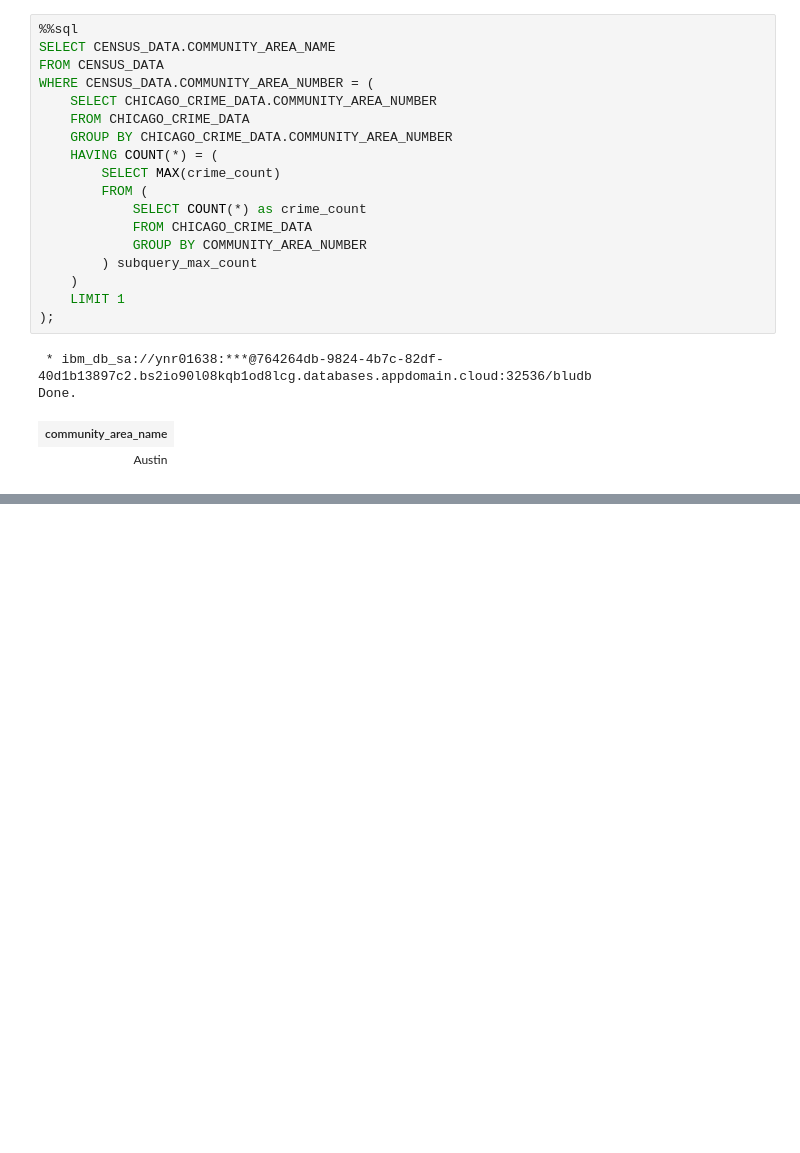
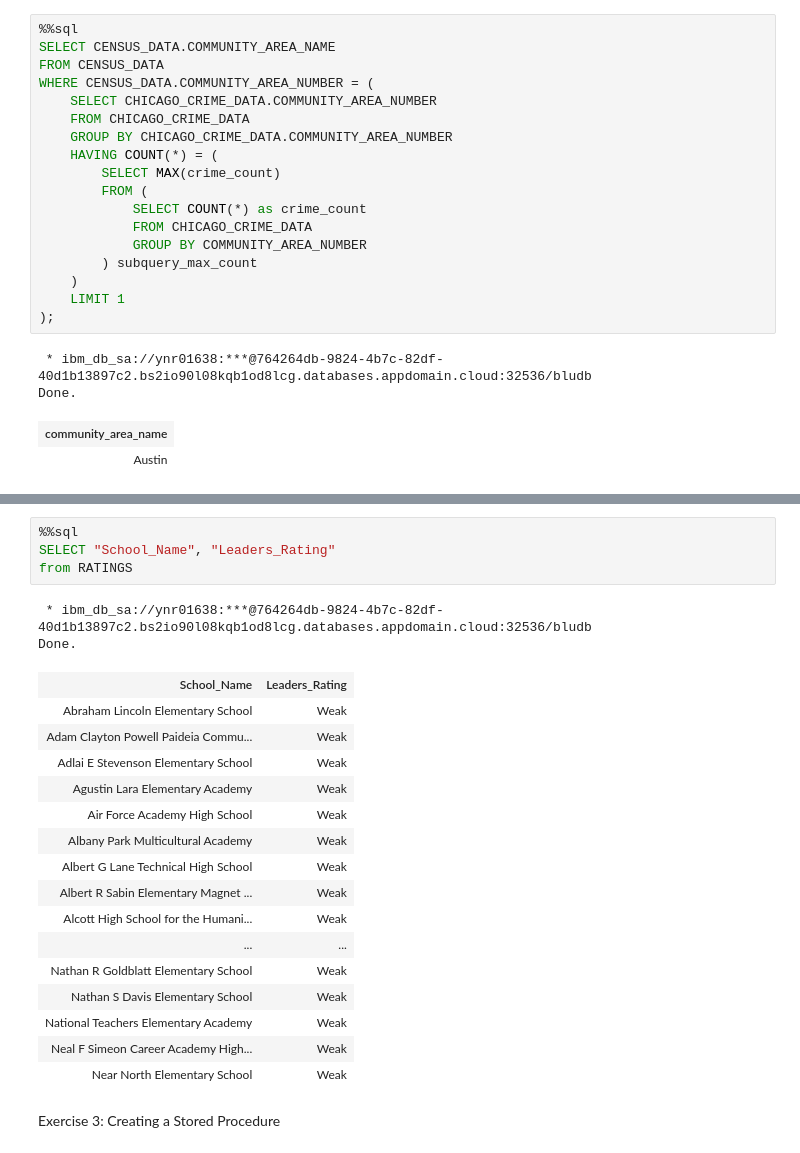
Before and after one commit to Irteza7/Data_Eng, a Jupyter notebook: assignment_pysql.ipynb, the cells around one changed output, grey strips where cells are left out. Saved outputs shown, nothing was run; the diff lists cells and outputs as text; blank space fills up the shorter version.

```diff
--- a/assignment_pysql.ipynb
+++ b/assignment_pysql.ipynb
@@ -289,0 +408,25 @@ Done.
+# %%
+%%sql
+SELECT "School_Name", "Leaders_Rating"
+from RATINGS
+# %% [output]
+ * ibm_db_sa://ynr01638:***@764264db-9824-4b7c-82df-40d1b13897c2.bs2io90l08kqb1od8lcg.databases.appdomain.cloud:32536/bludb
+Done.
+| School_Name | Leaders_Rating |
+| Abraham Lincoln Elementary School | Weak |
+| Adam Clayton Powell Paideia Commu... | Weak |
+| Adlai E Stevenson Elementary School | Weak |
+| Agustin Lara Elementary Academy | Weak |
+| Air Force Academy High School | Weak |
+| Albany Park Multicultural Academy | Weak |
+| Albert G Lane Technical High School | Weak |
+| Albert R Sabin Elementary Magnet ... | Weak |
+| Alcott High School for the Humani... | Weak |
+| ... | ... |
+| Nathan R Goldblatt Elementary School | Weak |
+| Nathan S Davis Elementary School | Weak |
+| National Teachers Elementary Academy | Weak |
+| Neal F Simeon Career Academy High... | Weak |
+| Near North Elementary School | Weak |
+# %% [markdown]
+Exercise 3: Creating a Stored Procedure
```
Also changed, not shown: parts of 19 cells of this notebook.
